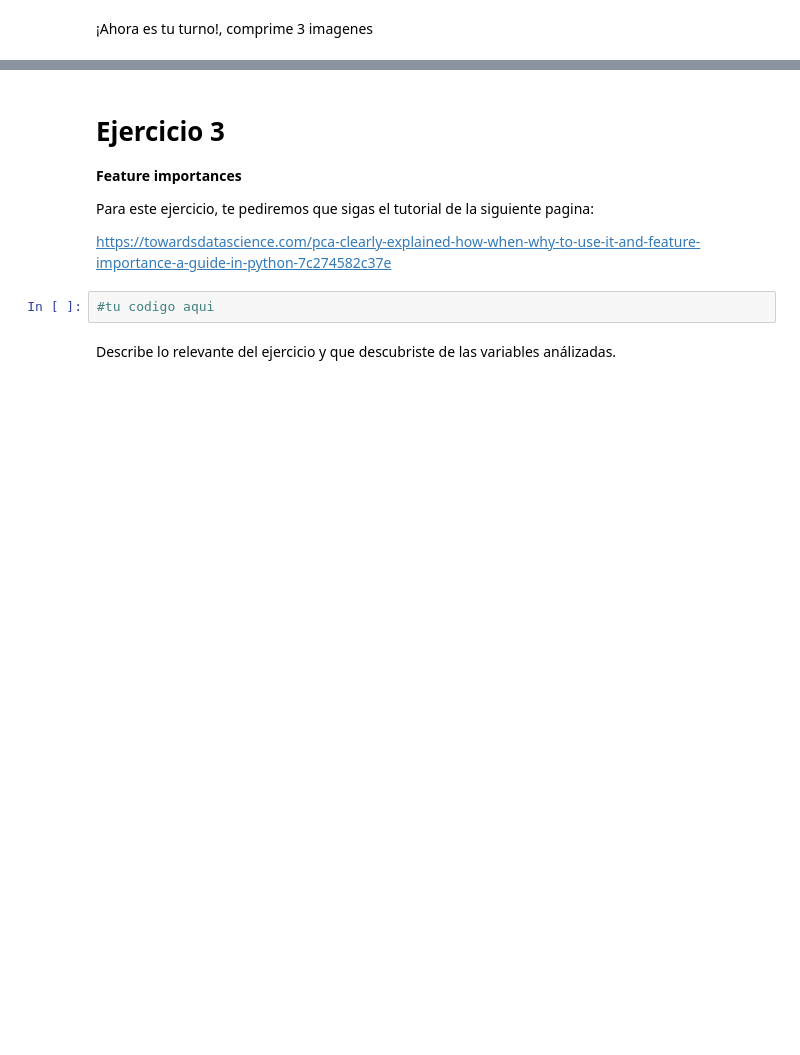
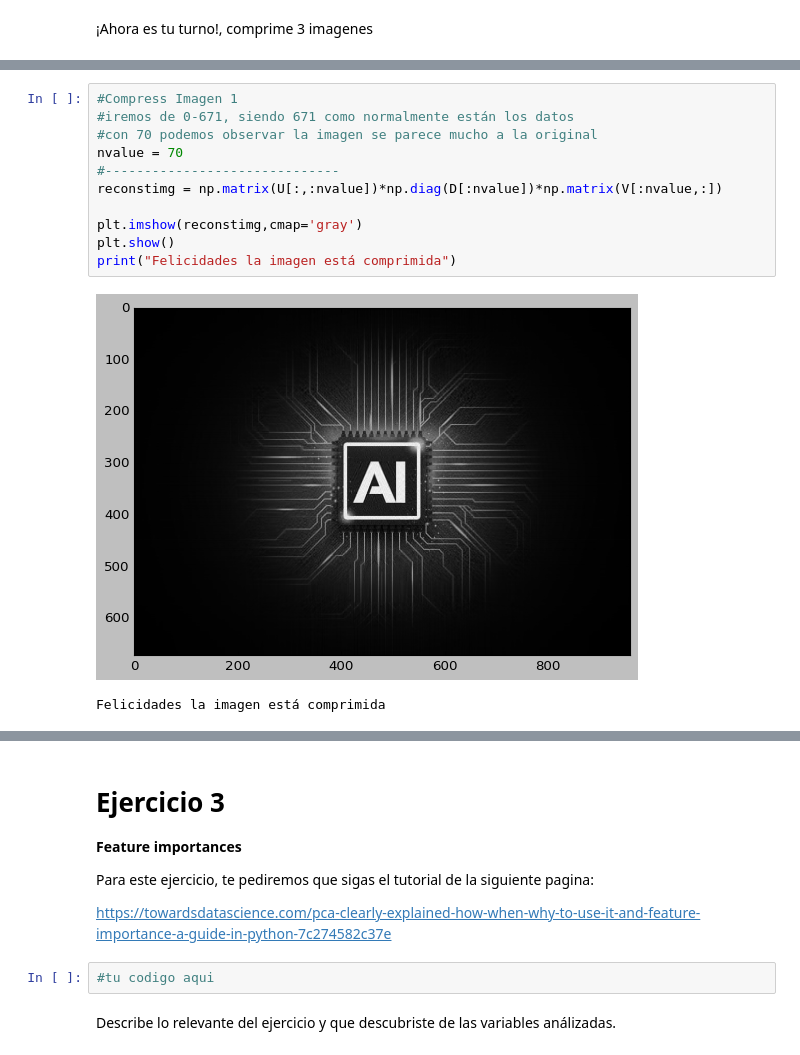
Before and after one commit to PosgradoMNA/actividades-de-aprendizaje-rafaelsangarcia, a Jupyter notebook: Repaso/Actividad/Reduccion_dimensiones.ipynb, the cells around one changed output, grey strips where cells are left out. Saved outputs shown, nothing was run; the diff lists cells and outputs as text; blank space fills up the shorter version.

```diff
--- a/Repaso/Actividad/Reduccion_dimensiones.ipynb
+++ b/Repaso/Actividad/Reduccion_dimensiones.ipynb
@@ -200,0 +355,14 @@ print("Felicidades la imagen está comprimida")
+# %%
+#Compress Imagen 1
+#iremos de 0-671, siendo 671 como normalmente están los datos
+#con 70 podemos observar la imagen se parece mucho a la original
+nvalue = 70
+#------------------------------
+reconstimg = np.matrix(U[:,:nvalue])*np.diag(D[:nvalue])*np.matrix(V[:nvalue,:])
+
+plt.imshow(reconstimg,cmap='gray')
+plt.show()
+print("Felicidades la imagen está comprimida")
+# %% [output]
+[figure, added]
+Felicidades la imagen está comprimida
```
Also changed, not shown: parts of 19 cells of this notebook.
